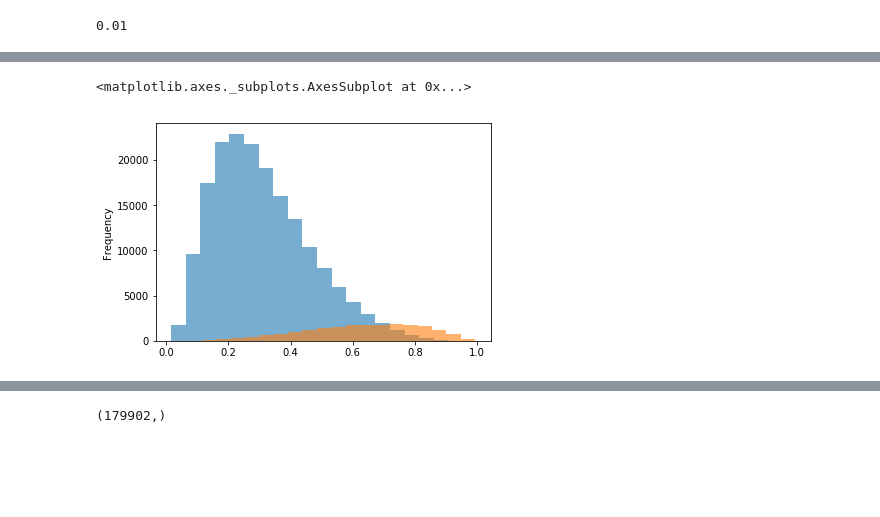
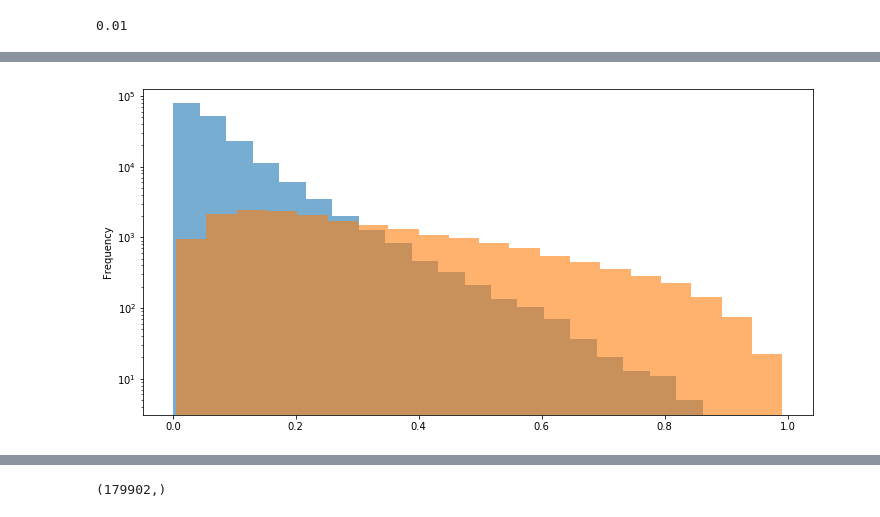
Before and after one commit to mlisovyi/KaggleSantander2019, a Jupyter notebook: Process.ipynb, the cells around one changed output, grey strips where cells are left out. Drawn from its saved outputs; the diff is of its cells as text; code cells hidden in the pictures; blank space fills up the shorter version.

```diff
--- a/Process.ipynb
+++ b/Process.ipynb
@@ -349,7 +346,7 @@ param_test = {
 }
 
 from sklearn.model_selection import ParameterSampler, ParameterGrid
-par_sampler = ParameterSampler(param_test, n_iter=20, random_state=31416)
+par_sampler = ParameterSampler(param_test, n_iter=2, random_state=31416)
 
 par_grid = ParameterGrid([#{'colsample_bytree':[0.035,0.065]},
                           #{'subsample': [0.1, 0.15, 0.25, 0.3, 0.4]}
@@ -373,13 +372,14 @@ results = {}
 y_oofs = {}
 fis = {}  # feature importances
 
-mlflow.set_experiment('HP_RS_Stratified')
+mlflow.set_experiment('TMP')
 
 for name, (mdl, mdl_pars, fit_pars, y_, g_) in mdl_inputs.items():
     for ps in par_sampler: # par_sampler
         mdl_pars_ = copy.deepcopy(mdl_pars)
         mdl_pars_.update(ps)
-        with mlflow.start_run(source_type=SourceType.NOTEBOOK, source_version=kg.get_last_git_commit()):
+        with mlflow.start_run(source_type=SourceType.NOTEBOOK,
+                              source_version=kg.get_last_git_commit()):
             print('--------------- {} -----------'.format(name))
             mlflow.set_tag('model_name', name)
             # Logging
@@ -569,6 +560,7 @@ oof_1 = y_oofs['lgbm_base'][df_trn['target']==1]
 # %%
+plt.figure(figsize=(12,6))
 oof_0.plot.hist(bins=20, alpha=0.6)
 oof_1.plot.hist(bins=20, alpha=0.6)
+plt.yscale('log')
 # %% [output]
-<matplotlib.axes._subplots.AxesSubplot at 0x...>
-[figure, old version]
+[figure, new version]
```
Also changed, not shown: parts of 16 cells of this notebook, 1 other file.
